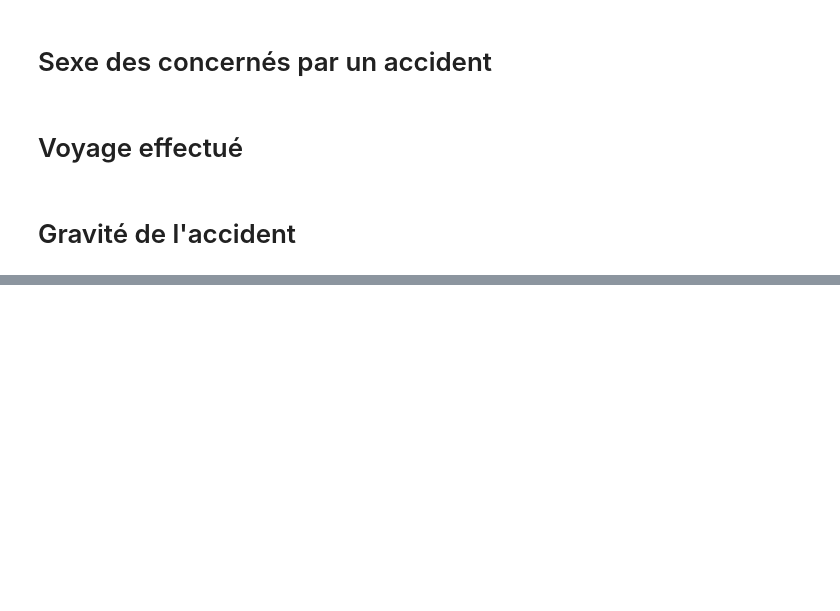
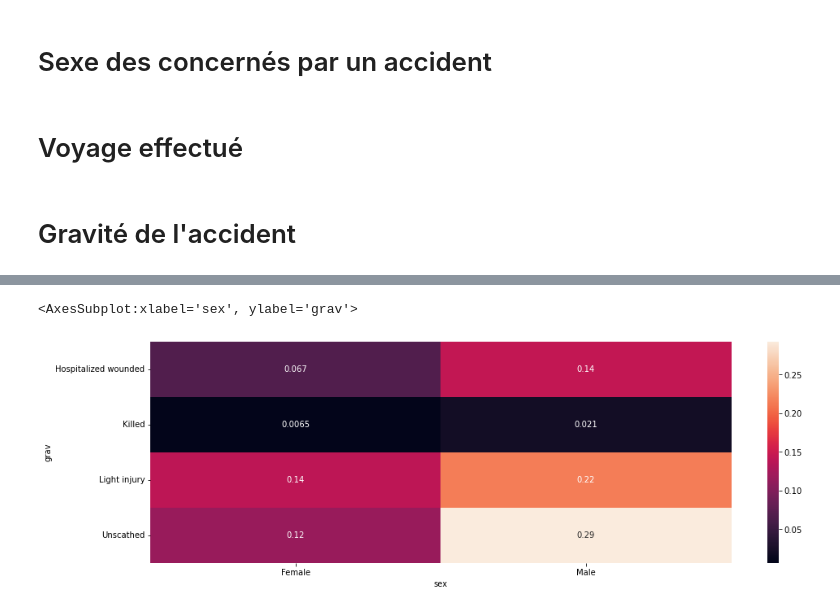
Before and after one commit to darmangerd/road-accidents-study, a Jupyter notebook: users.ipynb, the cells around one changed output, grey strips where cells are left out. Saved outputs shown, nothing was run; the diff lists cells and outputs as text; code cells hidden in the pictures; blank space fills up the shorter version.

```diff
--- a/users.ipynb
+++ b/users.ipynb
@@ -141,2 +160,8 @@ px.imshow(corr("grav", "trip"))
 # %%
 px.imshow(corr("grav", "sex"))
+
+plt.figure(figsize=(16, 5))
+sns.heatmap(corr("grav", "sex"), annot=True)
+# %% [output]
+<AxesSubplot:xlabel='sex', ylabel='grav'>
+[figure, added]
```
Also changed, not shown: parts of 4 cells of this notebook.
